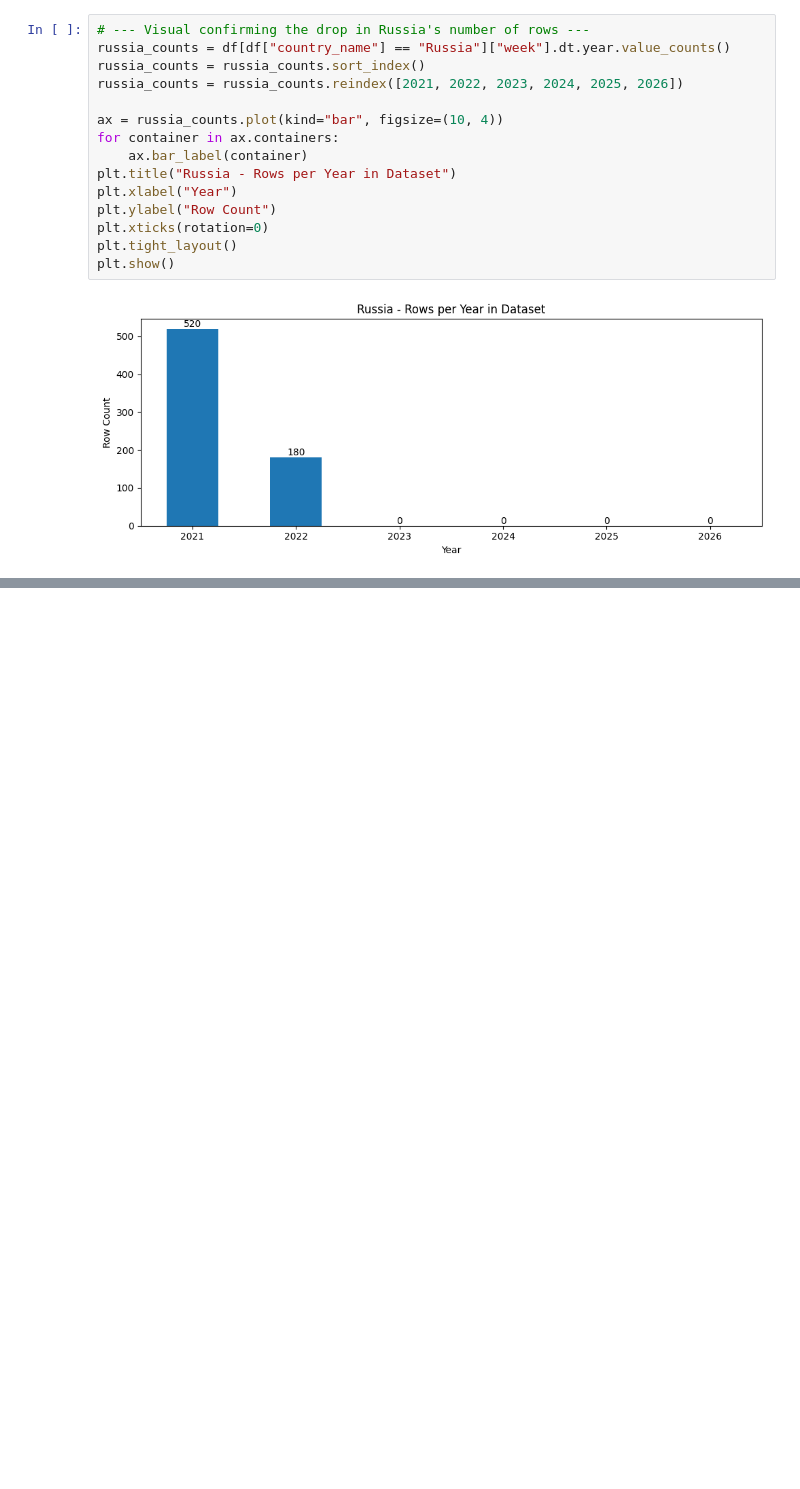
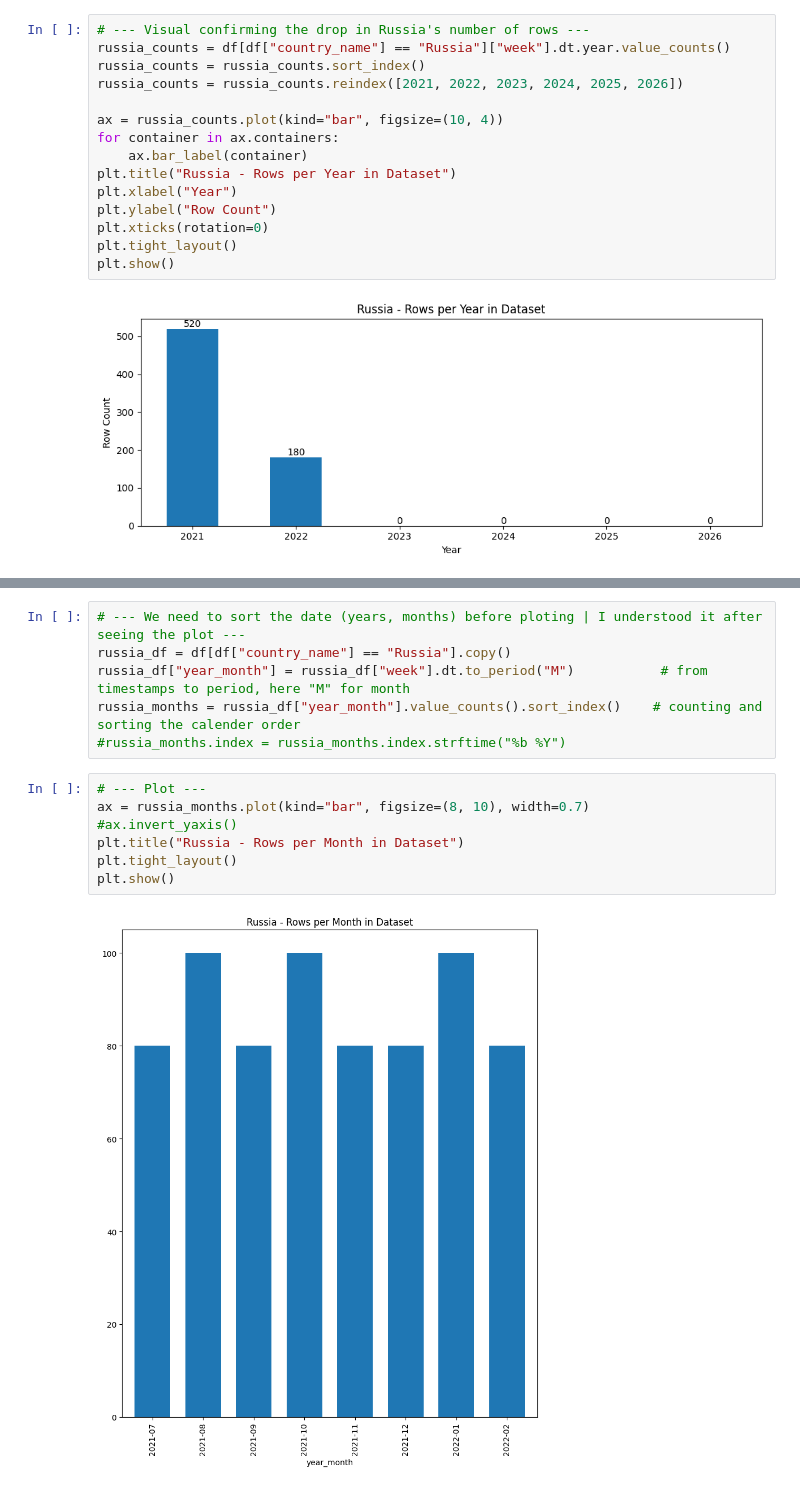
Before and after one commit to Akina-Aoki/Netflix_Analytics_DE_UX, a Jupyter notebook: eda/05_netflix_merged_eda_christophe.ipynb, the cells around one changed output, grey strips where cells are left out. Saved outputs shown, nothing was run; the diff lists cells and outputs as text; blank space fills up the shorter version.

```diff
--- a/eda/05_netflix_merged_eda_christophe.ipynb
+++ b/eda/05_netflix_merged_eda_christophe.ipynb
@@ -270,0 +485,15 @@ plt.show()
+# %%
+# --- We need to sort the date (years, months) before ploting | I understood it after seeing the plot ---
+russia_df = df[df["country_name"] == "Russia"].copy()
+russia_df["year_month"] = russia_df["week"].dt.to_period("M")           # from timestamps to period, here "M" for month
+russia_months = russia_df["year_month"].value_counts().sort_index()    # counting and sorting the calender order
+#russia_months.index = russia_months.index.strftime("%b %Y")
+# %%
+# --- Plot ---
+ax = russia_months.plot(kind="bar", figsize=(8, 10), width=0.7)
+#ax.invert_yaxis()
+plt.title("Russia - Rows per Month in Dataset")
+plt.tight_layout()
+plt.show()
+# %% [output]
+[figure, added]
```
Also changed, not shown: parts of 39 cells of this notebook.
